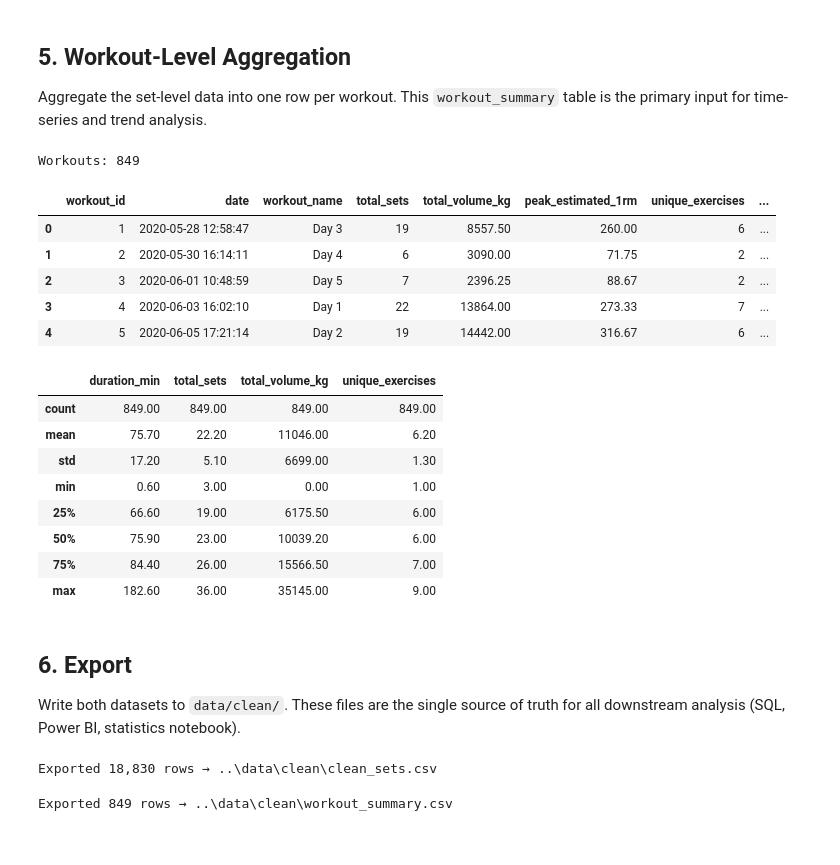
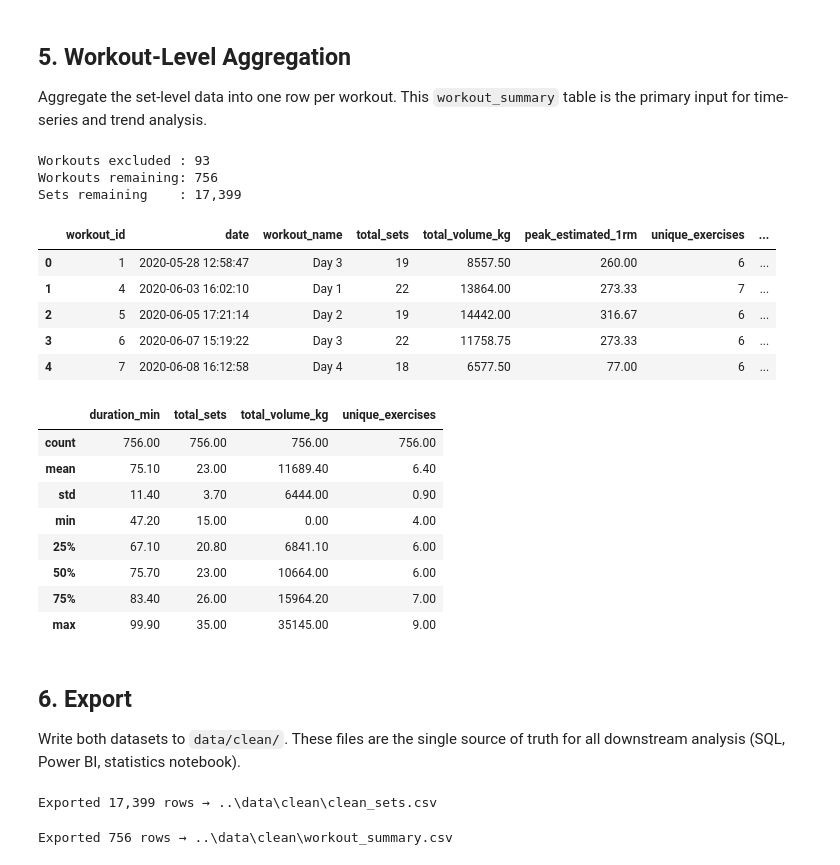
Before and after one commit to PaulH322/FitnessData, a Jupyter notebook: notebooks/01_cleaning.ipynb, the cells around one changed output. Cells and saved outputs as stored; diff of their text form; code cells hidden in the pictures.

Commit message:
removed some data outliners e.g. min and max duration and work sets

```diff
--- a/notebooks/01_cleaning.ipynb
+++ b/notebooks/01_cleaning.ipynb
@@ -353,45 +353,64 @@ This `workout_summary` table is the primary input for time-series and trend anal
 # %%
 workout_summary = (
     df_sets
     .groupby(["workout_id", "date", "workout_name", "duration_sec"], dropna=False)
     .agg(
         total_sets        = ("set_order",     "count"),
         total_volume_kg   = ("volume_kg",     "sum"),
         peak_estimated_1rm= ("estimated_1rm", "max"),
         unique_exercises  = ("exercise_name", "nunique"),
     )
     .reset_index()
     .assign(
         duration_min = lambda x: (x["duration_sec"] / 60).round(1),
     )
     .drop(columns="duration_sec")
     .sort_values("date")
     .reset_index(drop=True)
 )
 
-print(f"Workouts: {len(workout_summary):,}")
+# Workout-level quality filter:
+# - duration < 45 min  → incomplete session or timer not stopped
+# - duration > 100 min → timer left running after workout
+# - total_sets < 15    → not a full workout
+valid_mask = (
+    workout_summary["duration_min"].between(45, 100) &
+    (workout_summary["total_sets"] >= 15)
+)
+n_excluded = (~valid_mask).sum()
+workout_summary = workout_summary[valid_mask].reset_index(drop=True)
+
+# Propagate filter to sets — remove sets belonging to excluded workouts
+valid_ids = set(workout_summary["workout_id"])
+df_sets = df_sets[df_sets["workout_id"].isin(valid_ids)].copy()
+
+print(f"Workouts excluded : {n_excluded}")
+print(f"Workouts remaining: {len(workout_summary):,}")
+print(f"Sets remaining    : {len(df_sets):,}")
 workout_summary.head(5)
 # %% [output]
-Workouts: 849
+Workouts excluded : 93
+Workouts remaining: 756
+Sets remaining    : 17,399
 |  | workout_id | date | workout_name | total_sets | total_volume_kg | peak_estimated_1rm | unique_exercises | ... |
 | 0 | 1 | 2020-05-28 12:58:47 | Day 3 | 19 | 8557.50 | 260.00 | 6 | ... |
-| 1 | 2 | 2020-05-30 16:14:11 | Day 4 | 6 | 3090.00 | 71.75 | 2 | ... |
-| 2 | 3 | 2020-06-01 10:48:59 | Day 5 | 7 | 2396.25 | 88.67 | 2 | ... |
-| 3 | 4 | 2020-06-03 16:02:10 | Day 1 | 22 | 13864.00 | 273.33 | 7 | ... |
-| 4 | 5 | 2020-06-05 17:21:14 | Day 2 | 19 | 14442.00 | 316.67 | 6 | ... |
+| 1 | 4 | 2020-06-03 16:02:10 | Day 1 | 22 | 13864.00 | 273.33 | 7 | ... |
+| 2 | 5 | 2020-06-05 17:21:14 | Day 2 | 19 | 14442.00 | 316.67 | 6 | ... |
+| 3 | 6 | 2020-06-07 15:19:22 | Day 3 | 22 | 11758.75 | 273.33 | 6 | ... |
+| 4 | 7 | 2020-06-08 16:12:58 | Day 4 | 18 | 6577.50 | 77.00 | 6 | ... |
 # %%
 # Quick descriptive summary — validates that aggregated numbers are in a plausible range
 workout_summary[["duration_min", "total_sets", "total_volume_kg", "unique_exercises"]].describe().round(1)
 # %% [output]
 |  | duration_min | total_sets | total_volume_kg | unique_exercises |
-| count | 849.00 | 849.00 | 849.00 | 849.00 |
-| mean | 75.70 | 22.20 | 11046.00 | 6.20 |
-| std | 17.20 | 5.10 | 6699.00 | 1.30 |
-| min | 0.60 | 3.00 | 0.00 | 1.00 |
-| 25% | 66.60 | 19.00 | 6175.50 | 6.00 |
-| 50% | 75.90 | 23.00 | 10039.20 | 6.00 |
-| 75% | 84.40 | 26.00 | 15566.50 | 7.00 |
-| max | 182.60 | 36.00 | 35145.00 | 9.00 |
+| count | 756.00 | 756.00 | 756.00 | 756.00 |
+| mean | 75.10 | 23.00 | 11689.40 | 6.40 |
+| std | 11.40 | 3.70 | 6444.00 | 0.90 |
+| min | 47.20 | 15.00 | 0.00 | 4.00 |
+| 25% | 67.10 | 20.80 | 6841.10 | 6.00 |
+| 50% | 75.70 | 23.00 | 10664.00 | 6.00 |
+| 75% | 83.40 | 26.00 | 15964.20 | 7.00 |
+| max | 99.90 | 35.00 | 35145.00 | 9.00 |
 # %% [markdown]
 ## 6. Export
 
@@ -411,13 +430,13 @@ clean_sets_path = CLEAN_DIR / "clean_sets.csv"
 clean_sets.to_csv(clean_sets_path, index=False)
 print(f"Exported {len(clean_sets):,} rows → {clean_sets_path}")
 # %% [output]
-Exported 18,830 rows → ..\data\clean\clean_sets.csv
+Exported 17,399 rows → ..\data\clean\clean_sets.csv
 # %%
 workout_summary_path = CLEAN_DIR / "workout_summary.csv"
 workout_summary.to_csv(workout_summary_path, index=False)
 print(f"Exported {len(workout_summary):,} rows → {workout_summary_path}")
 # %% [output]
-Exported 849 rows → ..\data\clean\workout_summary.csv
+Exported 756 rows → ..\data\clean\workout_summary.csv
 # %%
 # Final summary — confirm output looks correct before handing off to Phase 2
 print("=== clean_sets.csv ===")
```
Also changed, not shown: parts of 1 cell of this notebook, 9 other files.
